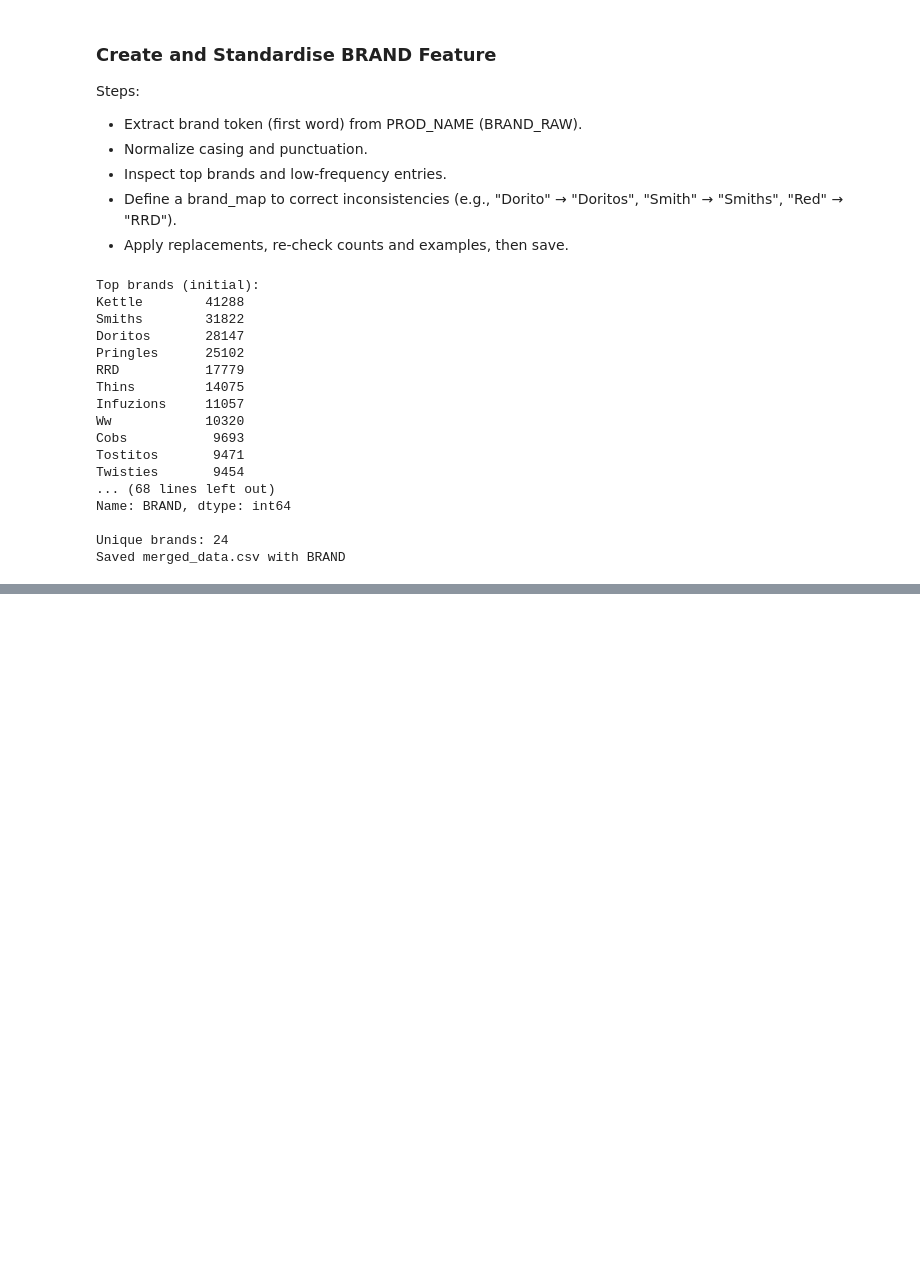
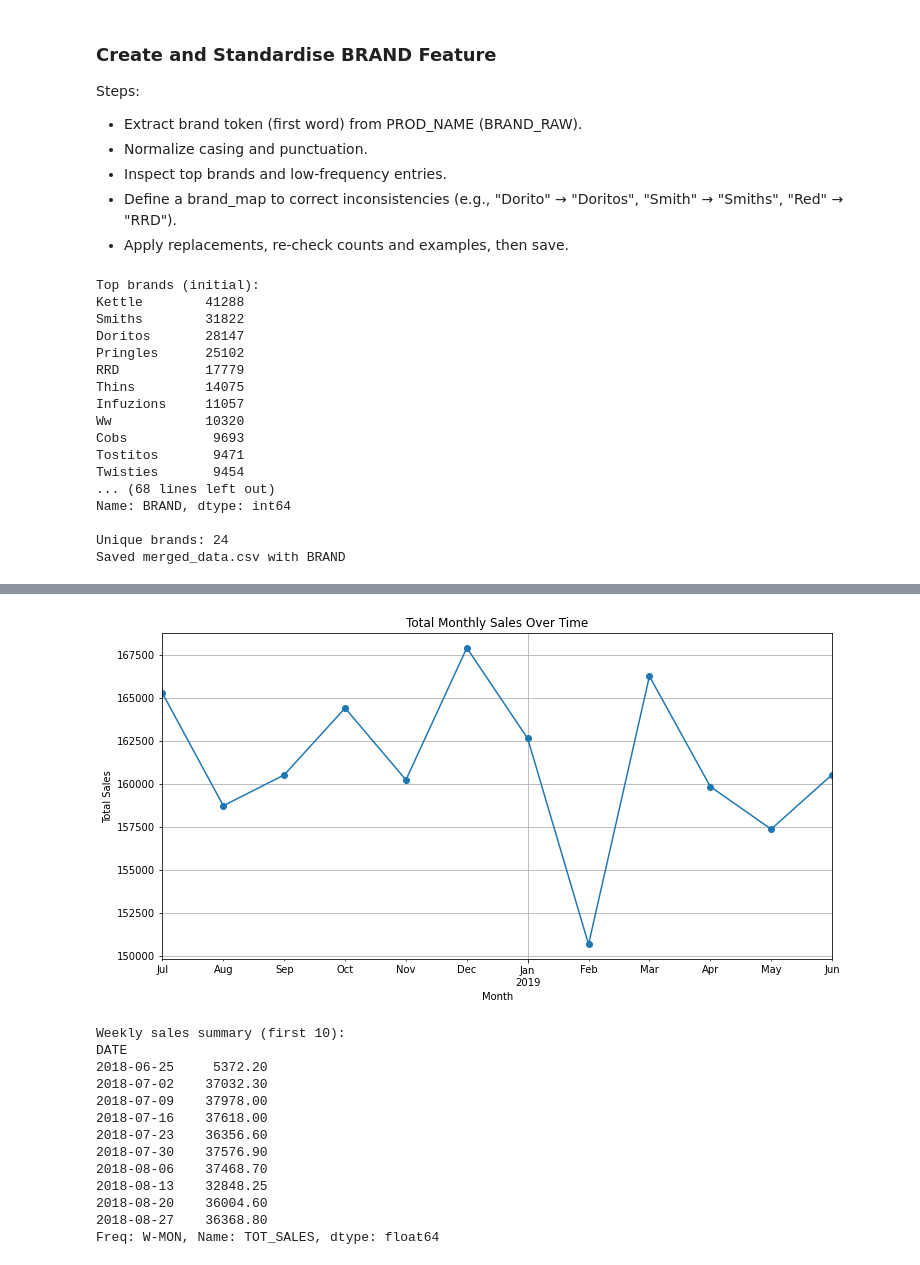
Before and after one commit to JanickVision27/Quantium_DataAnalysis_Project, a Jupyter notebook: Data Analysis First Section.ipynb, the cells around one changed output, grey strips where cells are left out. Cells and saved outputs as stored; diff of their text form; code cells hidden in the pictures; blank space fills up the shorter version.

```diff
--- a/Data Analysis First Section.ipynb
+++ b/Data Analysis First Section.ipynb
@@ -548,0 +760,66 @@ Saved merged_data.csv with BRAND
+# %%
+# ...existing code...
+
+import pandas as pd
+import matplotlib.pyplot as plt
+
+# Load merged_df
+merged_df = pd.read_csv('merged_data.csv')
+
+# Ensure DATE is datetime
+merged_df['DATE'] = pd.to_datetime(merged_df['DATE'])
+
+# 1) Aggregate total sales by month
+monthly_sales = merged_df.groupby(merged_df['DATE'].dt.to_period('M'))['TOT_SALES'].sum()
+monthly_sales.index = monthly_sales.index.to_timestamp()
+
+print("Monthly sales summary:")
+print(monthly_sales.head(12))
+
+# Plot sales over time
+plt.figure(figsize=(12, 6))
+monthly_sales.plot(kind='line', marker='o')
+plt.title('Total Monthly Sales Over Time')
+plt.xlabel('Month')
+plt.ylabel('Total Sales')
+plt.grid(True)
+plt.show()
+
+# 2) Optionally, aggregate by week
+weekly_sales = merged_df.groupby(merged_df['DATE'].dt.to_period('W'))['TOT_SALES'].sum()
+weekly_sales.index = weekly_sales.index.to_timestamp()
+
+print("\nWeekly sales summary (first 10):")
+print(weekly_sales.head(10))
+
+# Plot weekly sales
+plt.figure(figsize=(12, 6))
+weekly_sales.plot(kind='line')
+plt.title('Total Weekly Sales Over Time')
+plt.xlabel('Week')
+plt.ylabel('Total Sales')
+plt.grid(True)
+plt.show()
+
+# 3) Optionally, focus on a key segment (e.g., 'YOUNG SINGLES/COUPLES' and 'Budget')
+key_segment = merged_df[(merged_df['LIFESTAGE'] == 'YOUNG SINGLES/COUPLES') & (merged_df['PREMIUM_CUSTOMER'] == 'Budget')]
+monthly_sales_key = key_segment.groupby(key_segment['DATE'].dt.to_period('M'))['TOT_SALES'].sum()
+monthly_sales_key.index = monthly_sales_key.index.to_timestamp()
+
+print("\nMonthly sales for key segment (YOUNG SINGLES/COUPLES, Budget):")
+print(monthly_sales_key.head(12))
+
+# Plot for key segment
+plt.figure(figsize=(12, 6))
+monthly_sales_key.plot(kind='line', marker='o', color='orange')
+plt.title('Monthly Sales for Key Segment (YOUNG SINGLES/COUPLES, Budget)')
+plt.xlabel('Month')
+plt.ylabel('Total Sales')
+plt.grid(True)
+plt.show()
+
+# Save monthly sales to CSV
+monthly_sales.to_csv('monthly_sales.csv', index=True)
+
+# ...existing code...
+# %% [output]
@@ -548,0 +841,14 @@ Saved merged_data.csv with BRAND
+[figure, added]
+Weekly sales summary (first 10):
+DATE
+2018-06-25     5372.20
+2018-07-02    37032.30
+2018-07-09    37978.00
+2018-07-16    37618.00
+2018-07-23    36356.60
+2018-07-30    37576.90
+2018-08-06    37468.70
+2018-08-13    32848.25
+2018-08-20    36004.60
+2018-08-27    36368.80
+Freq: W-MON, Name: TOT_SALES, dtype: float64
```
Also changed, not shown: parts of 4 cells of this notebook, 8 other files.
